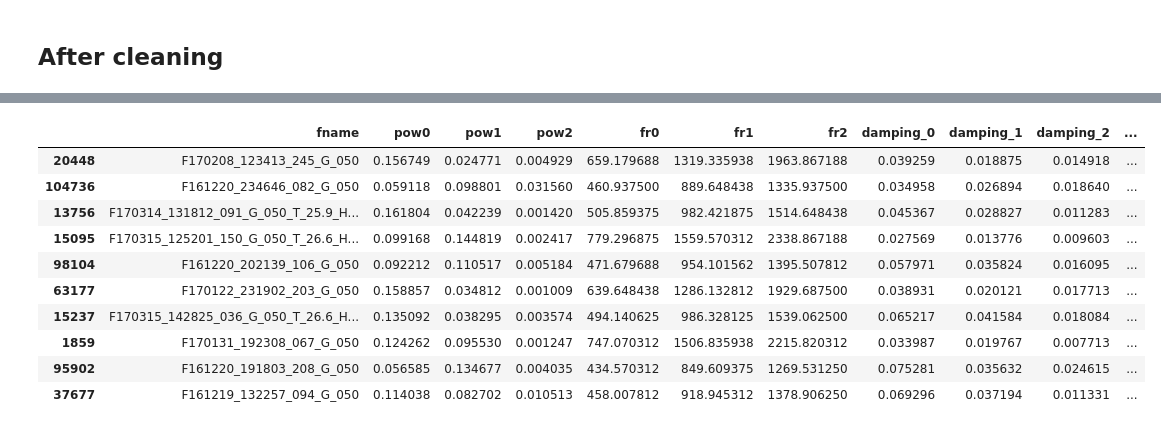
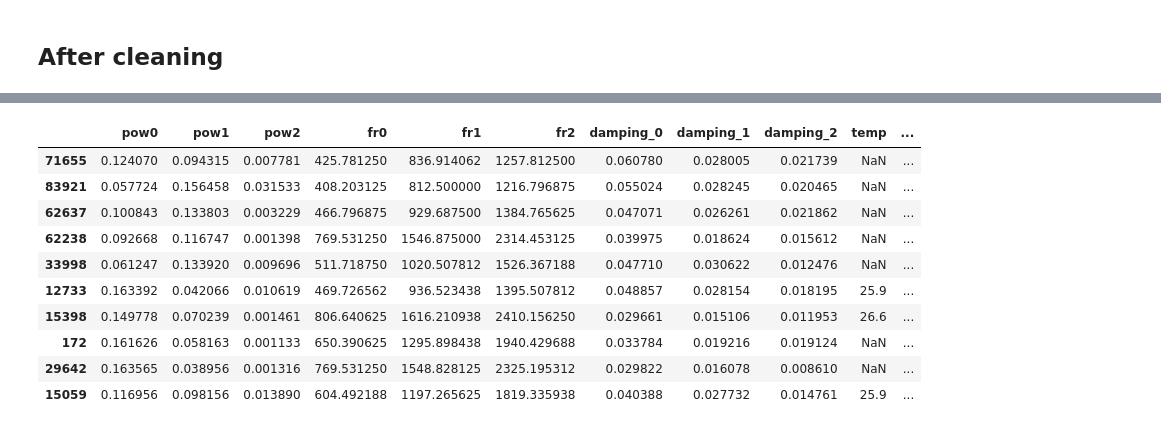
Before and after one commit to kalfasyan/wingbeat_frequencies, a Jupyter notebook: CreatingReadingExploring.ipynb, the cells around one changed output, grey strips where cells are left out. Cells and saved outputs as stored; diff of their text form; code cells hidden in the pictures.

```diff
--- a/CreatingReadingExploring.ipynb
+++ b/CreatingReadingExploring.ipynb
@@ -96,7 +98,7 @@ plt.show()
 # %%
 df = df[(df.damping_0 > 0.005) & (df.damping_1 > 0.005) & (df.damping_2 > 0.005)]
 df = df[(df.pow0 > 0.025)      & (df.pow1 > 0.005)      & (df.pow2 > 0.0005)]
-df = df[(df.fr0 < 900.)        & (df.fr1 < 2000.)       & (df.fr2 < 4000.)]
+df = df[(df.fr0 < 900.)        & (df.fr1 < 1800.)       & (df.fr2 < 3600.)]
 
 df.shape
 # %% [output]
@@ -119,17 +121,17 @@ plt.show()
 # %%
-df.sample(10)
+df.drop(['fname', 'names', 'pathlen', 'fnamelen'], axis=1).sample(10)
 # %% [output]
-|  | fname | pow0 | pow1 | pow2 | fr0 | fr1 | fr2 | damping_0 | damping_1 | damping_2 | ... |
-| 20448 | F170208_123413_245_G_050 | 0.156749 | 0.024771 | 0.004929 | 659.179688 | 1319.335938 | 1963.867188 | 0.039259 | 0.018875 | 0.014918 | ... |
-| 104736 | F161220_234646_082_G_050 | 0.059118 | 0.098801 | 0.031560 | 460.937500 | 889.648438 | 1335.937500 | 0.034958 | 0.026894 | 0.018640 | ... |
-| 13756 | F170314_131812_091_G_050_T_25.9_H... | 0.161804 | 0.042239 | 0.001420 | 505.859375 | 982.421875 | 1514.648438 | 0.045367 | 0.028827 | 0.011283 | ... |
-| 15095 | F170315_125201_150_G_050_T_26.6_H... | 0.099168 | 0.144819 | 0.002417 | 779.296875 | 1559.570312 | 2338.867188 | 0.027569 | 0.013776 | 0.009603 | ... |
-| 98104 | F161220_202139_106_G_050 | 0.092212 | 0.110517 | 0.005184 | 471.679688 | 954.101562 | 1395.507812 | 0.057971 | 0.035824 | 0.016095 | ... |
-| 63177 | F170122_231902_203_G_050 | 0.158857 | 0.034812 | 0.001009 | 639.648438 | 1286.132812 | 1929.687500 | 0.038931 | 0.020121 | 0.017713 | ... |
-| 15237 | F170315_142825_036_G_050_T_26.6_H... | 0.135092 | 0.038295 | 0.003574 | 494.140625 | 986.328125 | 1539.062500 | 0.065217 | 0.041584 | 0.018084 | ... |
-| 1859 | F170131_192308_067_G_050 | 0.124262 | 0.095530 | 0.001247 | 747.070312 | 1506.835938 | 2215.820312 | 0.033987 | 0.019767 | 0.007713 | ... |
-| 95902 | F161220_191803_208_G_050 | 0.056585 | 0.134677 | 0.004035 | 434.570312 | 849.609375 | 1269.531250 | 0.075281 | 0.035632 | 0.024615 | ... |
-| 37677 | F161219_132257_094_G_050 | 0.114038 | 0.082702 | 0.010513 | 458.007812 | 918.945312 | 1378.906250 | 0.069296 | 0.037194 | 0.011331 | ... |
+|  | pow0 | pow1 | pow2 | fr0 | fr1 | fr2 | damping_0 | damping_1 | damping_2 | temp | ... |
+| 71655 | 0.124070 | 0.094315 | 0.007781 | 425.781250 | 836.914062 | 1257.812500 | 0.060780 | 0.028005 | 0.021739 | NaN | ... |
+| 83921 | 0.057724 | 0.156458 | 0.031533 | 408.203125 | 812.500000 | 1216.796875 | 0.055024 | 0.028245 | 0.020465 | NaN | ... |
+| 62637 | 0.100843 | 0.133803 | 0.003229 | 466.796875 | 929.687500 | 1384.765625 | 0.047071 | 0.026261 | 0.021862 | NaN | ... |
+| 62238 | 0.092668 | 0.116747 | 0.001398 | 769.531250 | 1546.875000 | 2314.453125 | 0.039975 | 0.018624 | 0.015612 | NaN | ... |
+| 33998 | 0.061247 | 0.133920 | 0.009696 | 511.718750 | 1020.507812 | 1526.367188 | 0.047710 | 0.030622 | 0.012476 | NaN | ... |
+| 12733 | 0.163392 | 0.042066 | 0.010619 | 469.726562 | 936.523438 | 1395.507812 | 0.048857 | 0.028154 | 0.018195 | 25.9 | ... |
+| 15398 | 0.149778 | 0.070239 | 0.001461 | 806.640625 | 1616.210938 | 2410.156250 | 0.029661 | 0.015106 | 0.011953 | 26.6 | ... |
+| 172 | 0.161626 | 0.058163 | 0.001133 | 650.390625 | 1295.898438 | 1940.429688 | 0.033784 | 0.019216 | 0.019124 | NaN | ... |
+| 29642 | 0.163565 | 0.038956 | 0.001316 | 769.531250 | 1548.828125 | 2325.195312 | 0.029822 | 0.016078 | 0.008610 | NaN | ... |
+| 15059 | 0.116956 | 0.098156 | 0.013890 | 604.492188 | 1197.265625 | 1819.335938 | 0.040388 | 0.027732 | 0.014761 | 25.9 | ... |
 # %%
 label = 'label2'
 mosqlist = df[label].unique().tolist()
```
Also changed, not shown: parts of 11 cells of this notebook, 4 other files.
